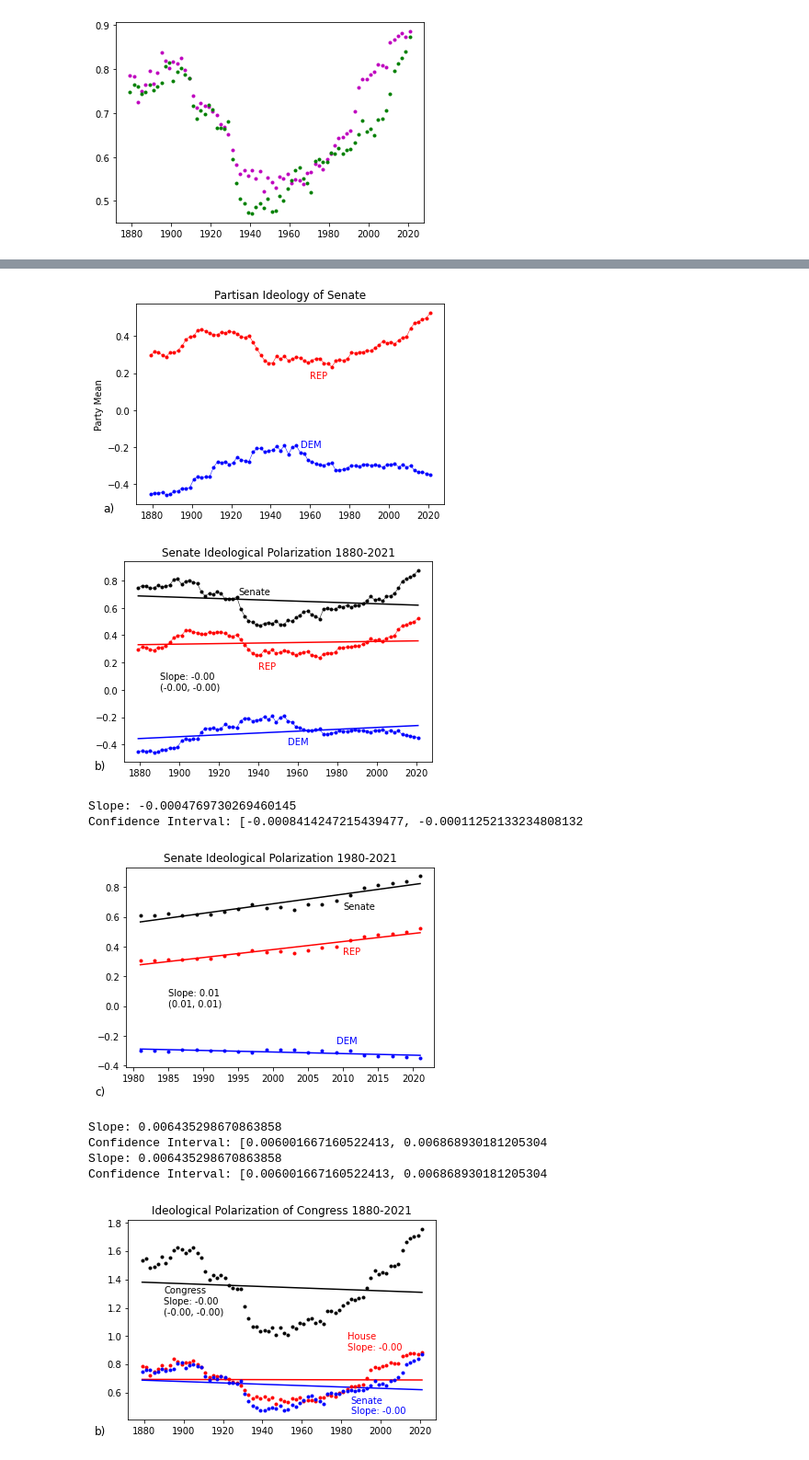
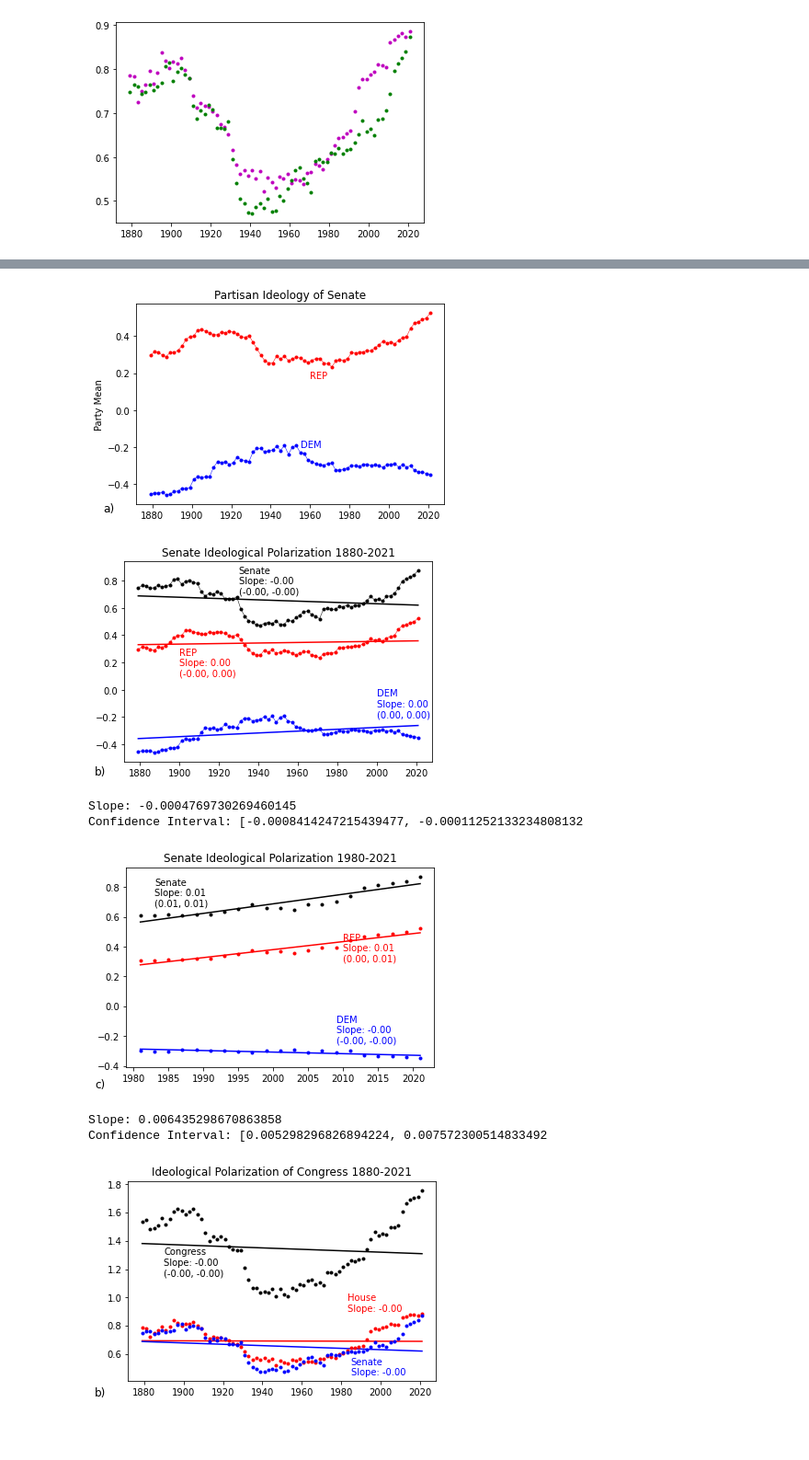
Before and after one commit to anujc13/Rutgers-Research, a Jupyter notebook: dw nominate/voteview_data.ipynb, the cells around one changed output, grey strips where cells are left out. Shown at 92% size. Cells and saved outputs as stored; diff of their text form; code cells hidden in the pictures; blank space fills up the shorter version.

```diff
--- a/dw nominate/voteview_data.ipynb
+++ b/dw nominate/voteview_data.ipynb
@@ -133,11 +135,13 @@ plt.show()
 
 #House Graph 1880-2021
 y = dfSenateRep
-mRep, b, _, p, e = st.linregress(x, y)
+mRep, b, _, p, eR = st.linregress(x, y)
+lci_R, uci_R = mRep - 1.96 * eR,  mRep + 1.96 * eR
 plt.plot(x, mRep*np.array(x) + b, color="red")
 
 y = dfSenateDem
-mDem, b, _, p, e = st.linregress(x, y)
+mDem, b, _, p, eD = st.linregress(x, y)
+lci_D, uci_D = mDem - 1.96 * eD,  mDem + 1.96 * eD
 plt.plot(x, mDem*np.array(x) + b, color="blue")
 
 dfSenateBlack = []
@@ -154,13 +158,12 @@ plt.plot(years, dfSenateBlack, marker = '.', linewidth=0.5, color = '#000000')
 #plt.xlabel("Year")
 #plt.ylabel("Party Mean")
 plt.title("Senate Ideological Polarization 1880-2021")
-plt.text(1930, 0.7, "Senate", color="black")
-plt.text(1940, 0.15, "REP", color='r')
-plt.text(1955, -0.4, "DEM", color="b")
-plt.text(1857, -0.58, "b)", fontsize='large')
+plt.text(1900, 0.1, f"REP\nSlope: {mRep:.2f}\n({lci_R:.2f}, {uci_R:.2f})", color='r')
+plt.text(2000, -0.2, f"DEM\nSlope: {mDem:.2f}\n({lci_D:.2f}, {uci_D:.2f})", color="b")
+plt.text(1857, -0.62, "b)", fontsize='large')
 
 lower_confidence_interval, upper_confidence_interval = mB - 1.96 * e,  mB + 1.96 * e
-plt.text(1890, 0.0, f"Slope: {mB:.2f}\n({lower_confidence_interval:.2f}, {upper_confidence_interval:.2f})")
+plt.text(1930, 0.7, f"Senate\nSlope: {mB:.2f}\n({lower_confidence_interval:.2f}, {upper_confidence_interval:.2f})")
 
 plt.show()
 print("Slope: {}".format(mB))
@@ -174,50 +177,47 @@ years = dfHouseSlice['year']
 x = years
 
 y = dfSenateRepSlice
-m, b, _, p, e = st.linregress(x, y)
-plt.plot(x, m*np.array(x) + b, color="red")
+mR, bR, _R, pR, eR = st.linregress(x, y)
+lci_R, uci_R = mR - 1.96 * eR,  mR + 1.96 * eR
+plt.plot(x, mR*np.array(x) + bR, color="red")
 
 y = dfSenateDemSlice
-m, b, _, p, e = st.linregress(x, y)
-plt.plot(x, m*np.array(x) + b, color="blue")
+mD, bD, _D, pD, eD = st.linregress(x, y)
+lci_D, uci_D = mD - 1.96 * eD,  mD + 1.96 * eD
+plt.plot(x, mD*np.array(x) + bD, color="blue")
 
 dfSenateBlackSlice = []
 for y in range(len(dfSenateRepSlice)):
     dfSenateBlackSlice.append(dfSenateRepSlice[y + 123] - dfSenateDemSlice[y + 123])
 y = dfSenateBlackSlice
 mB, bB, _B, pB, eB = st.linregress(x, y)
 plt.plot(x, mB*np.array(x) + bB, color="black")
 
 plt.plot(years, dfSenateRepSlice, marker = '.', linestyle='None', color = 'r')
 plt.plot(years, dfSenateDemSlice, marker = '.', linestyle='None', color = 'b')
 plt.plot(years, dfSenateBlackSlice, marker = '.', linestyle='None', color = '#000000')
 #plt.xlabel("Year")
 #plt.ylabel("Party Mean")
 plt.title("Senate Ideological Polarization 1980-2021")
-plt.text(2010, 0.65, "Senate", color="#000000")
-plt.text(2010, 0.35, "REP", color = "r")
-plt.text(2009, -0.25, "DEM", color="b")
+plt.text(2010, 0.2, f"REP\nSlope: {mR:.2f}\n({lci_R:.2f}, {uci_R:.2f})", color = "r")
+plt.text(2009, -0.25, f"DEM\nSlope: {mD:.2f}\n({lci_D:.2f}, {uci_D:.2f})", color="b")
 plt.text(1974.5, -0.55, "c)", fontsize='large')
 
-lower_confidence_interval, upper_confidence_interval = mB - 1.96 * e,  mB + 1.96 * e
-plt.text(1985, 0.0, f"Slope: {mB:.2f}\n({lower_confidence_interval:.2f}, {upper_confidence_interval:.2f})")
+lower_confidence_interval, upper_confidence_interval = mB - 1.96 * eB,  mB + 1.96 * eB
+plt.text(1983, 0.67, f"Senate\nSlope: {mB:.2f}\n({lower_confidence_interval:.2f}, {upper_confidence_interval:.2f})", color="#000000")
 
 plt.show()
-print("Slope: {}".format(mB))
-print("Confidence Interval: [{}, {}".format(lower_confidence_interval, upper_confidence_interval))
 
 print("Slope: {}".format(mB))
 print("Confidence Interval: [{}, {}".format(lower_confidence_interval, upper_confidence_interval))
 # %% [output]
 [figure]
-[figure, old version]
+[figure, new version]
 Slope: -0.0004769730269460145
 Confidence Interval: [-0.0008414247215439477, -0.00011252133234808132
-[figure, old version]
+[figure, new version]
 Slope: 0.006435298670863858
-Confidence Interval: [0.006001667160522413, 0.006868930181205304
-Slope: 0.006435298670863858
-Confidence Interval: [0.006001667160522413, 0.006868930181205304
+Confidence Interval: [0.005298296826894224, 0.007572300514833492
 # %%
 dfHouseBlack = []
 for y in range(len(dfHouse)):
```
Also changed, not shown: parts of 1 cell of this notebook, 4 other files.
